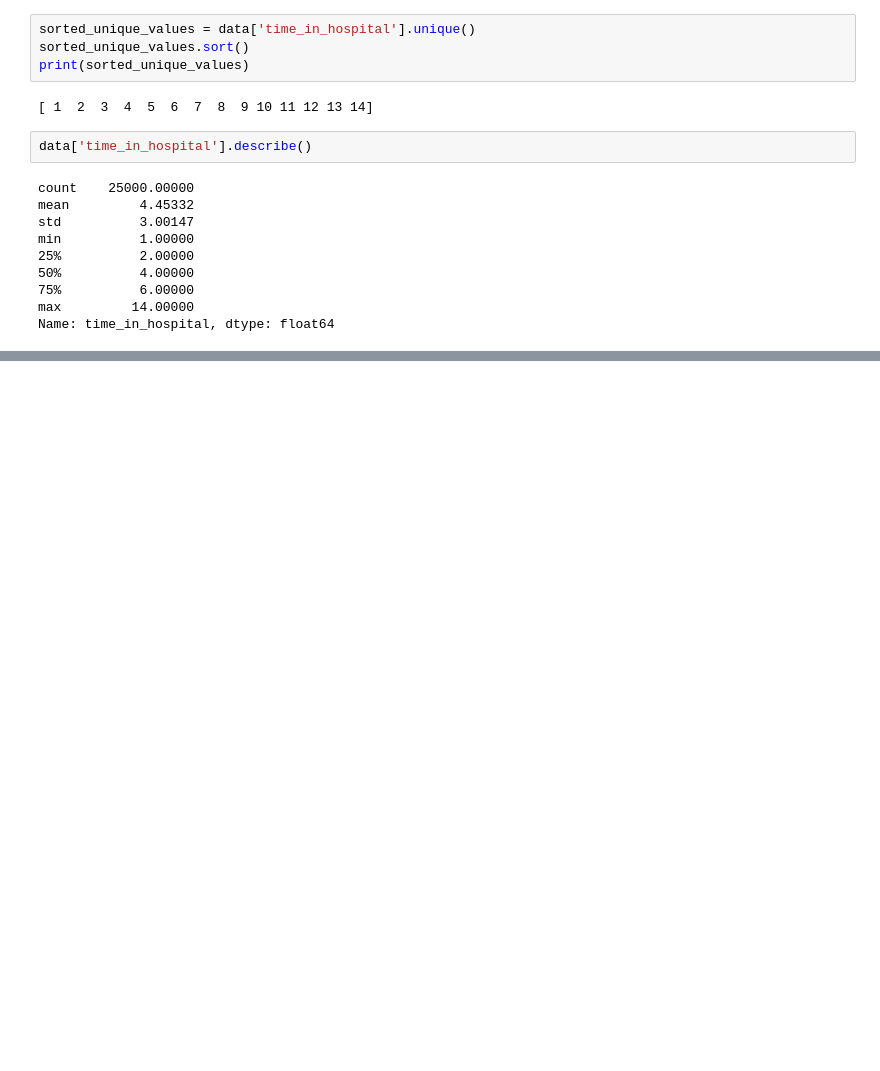
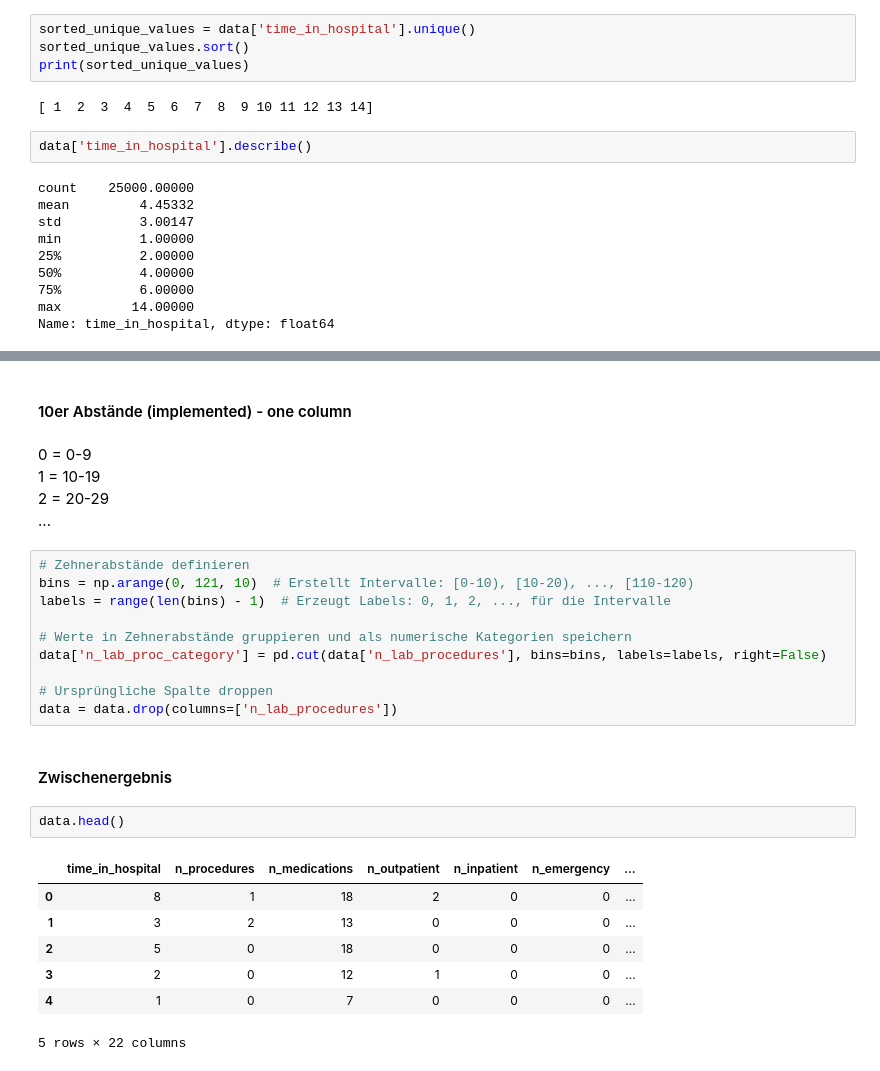
Before and after one commit to CodeWarriorM/Hospital_Readmission, a Jupyter notebook: notebooks/EDA.ipynb, the cells around one changed output, grey strips where cells are left out. Saved outputs shown, nothing was run; the diff lists cells and outputs as text; blank space fills up the shorter version.

```diff
--- a/notebooks/EDA.ipynb
+++ b/notebooks/EDA.ipynb
@@ -134,0 +225,29 @@ plt.show()
+# %% [markdown]
+#### 10er Abstände (implemented) - one column
+# %% [markdown]
+0 = 0-9 <br>
+1 = 10-19 <br>
+2 = 20-29 <br>
+...
+# %%
+# Zehnerabstände definieren
+bins = np.arange(0, 121, 10)  # Erstellt Intervalle: [0-10), [10-20), ..., [110-120)
+labels = range(len(bins) - 1)  # Erzeugt Labels: 0, 1, 2, ..., für die Intervalle
+
+# Werte in Zehnerabstände gruppieren und als numerische Kategorien speichern
+data['n_lab_proc_category'] = pd.cut(data['n_lab_procedures'], bins=bins, labels=labels, right=False)
+
+# Ursprüngliche Spalte droppen
+data = data.drop(columns=['n_lab_procedures'])
+# %% [markdown]
+#### Zwischenergebnis
+# %%
+data.head()
+# %% [output]
+|  | time_in_hospital | n_procedures | n_medications | n_outpatient | n_inpatient | n_emergency | ... |
+| 0 | 8 | 1 | 18 | 2 | 0 | 0 | ... |
+| 1 | 3 | 2 | 13 | 0 | 0 | 0 | ... |
+| 2 | 5 | 0 | 18 | 0 | 0 | 0 | ... |
+| 3 | 2 | 0 | 12 | 1 | 0 | 0 | ... |
+| 4 | 1 | 0 | 7 | 0 | 0 | 0 | ... |
+5 rows × 22 columns
```
Also changed, not shown: parts of 11 cells of this notebook.
